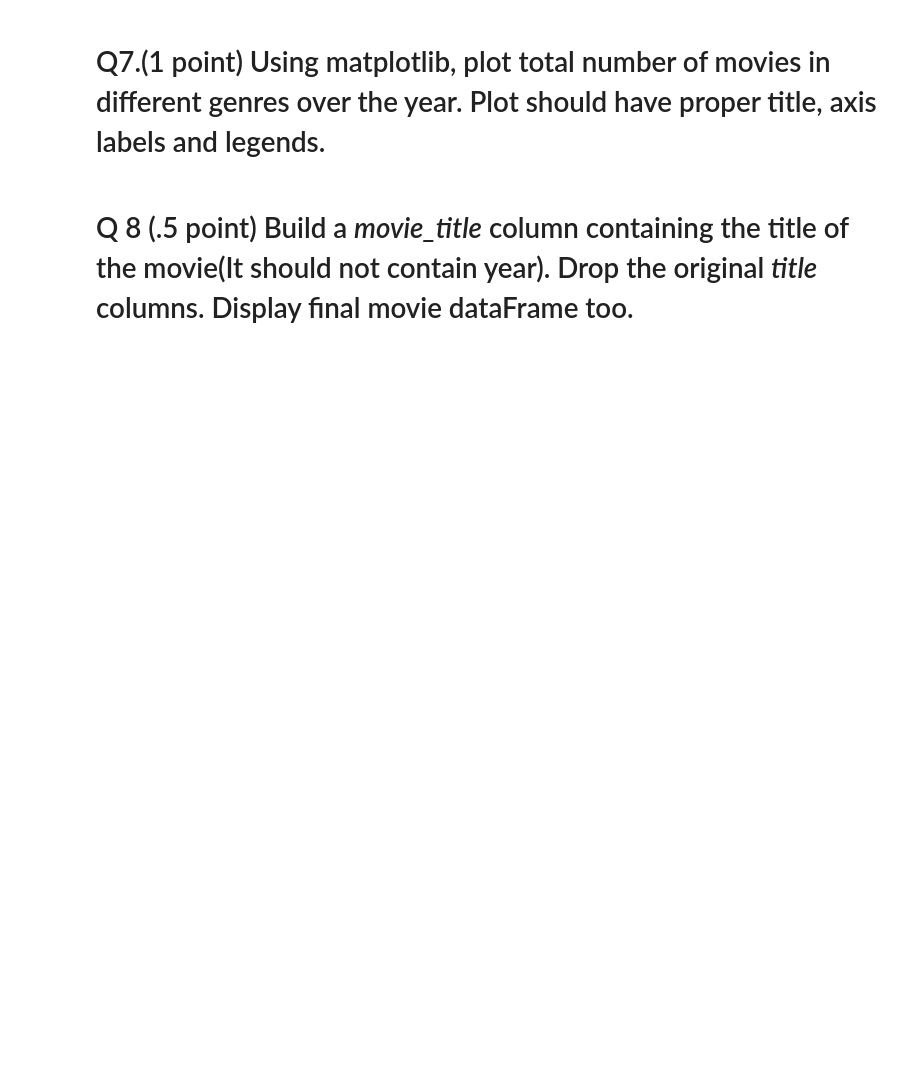
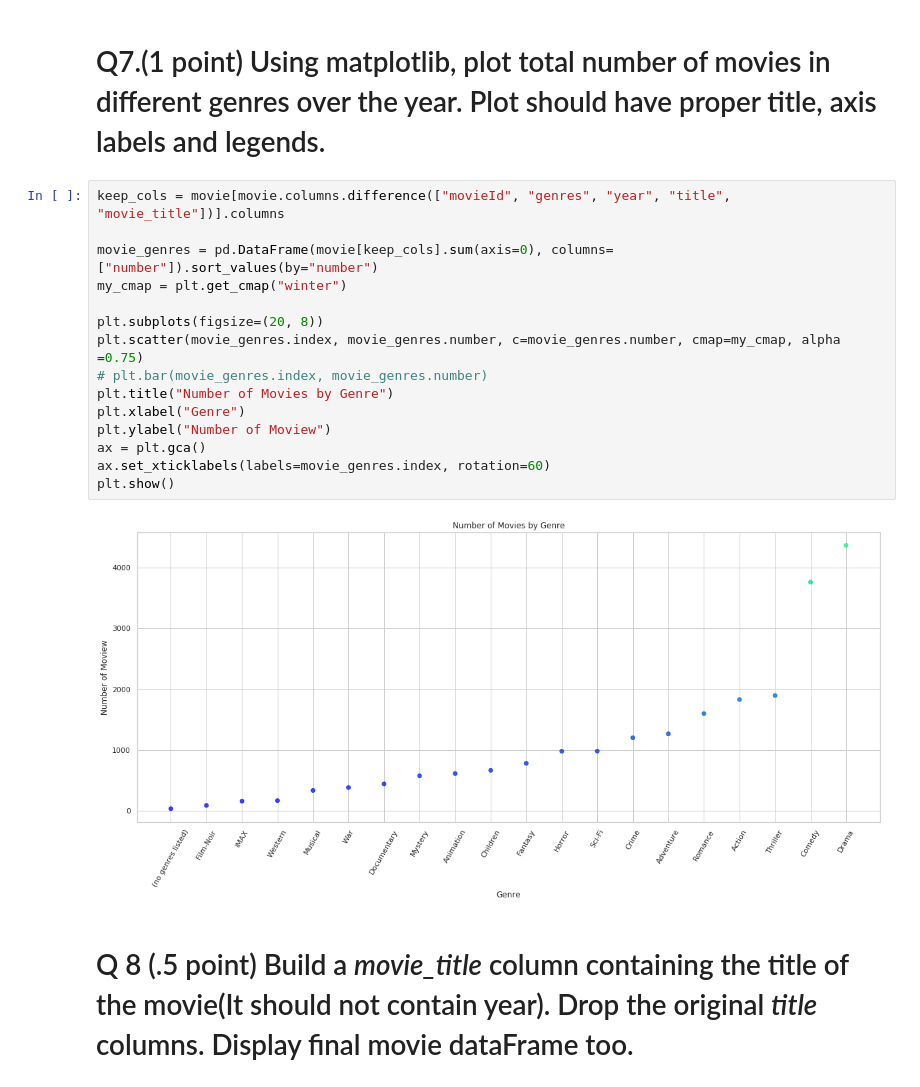
Before and after one commit to sbuch337/COMP4447, a Jupyter notebook: hw7_movie_analysis_using_pandas.ipynb, the cells around one changed output. Drawn from its saved outputs; the diff is of its cells as text; blank space fills up the shorter version.

```diff
--- a/hw7_movie_analysis_using_pandas.ipynb
+++ b/hw7_movie_analysis_using_pandas.ipynb
@@ -178,4 +200,21 @@ year_plot.set_title ='Number of Movies per Year'
 # %% [markdown]
 # Q7.(1 point) Using matplotlib, plot total number of movies in different genres over the year. Plot should have proper title, axis labels and legends.
+# %%
+keep_cols = movie[movie.columns.difference(["movieId", "genres", "year", "title", "movie_title"])].columns
+
+movie_genres = pd.DataFrame(movie[keep_cols].sum(axis=0), columns=["number"]).sort_values(by="number")
+my_cmap = plt.get_cmap("winter")
+
+plt.subplots(figsize=(20, 8))
+plt.scatter(movie_genres.index, movie_genres.number, c=movie_genres.number, cmap=my_cmap, alpha =0.75)
+# plt.bar(movie_genres.index, movie_genres.number)
+plt.title("Number of Movies by Genre")
+plt.xlabel("Genre")
+plt.ylabel("Number of Moview")
+ax = plt.gca()
+ax.set_xticklabels(labels=movie_genres.index, rotation=60)
+plt.show()
+# %% [output]
+[figure, added]
 # %% [markdown]
 # Q 8 (.5 point) Build a *movie_title* column containing  the title of the movie(It should not contain year). Drop the original *title* columns. Display final movie dataFrame too.
```
Also changed, not shown: parts of 17 cells of this notebook.
